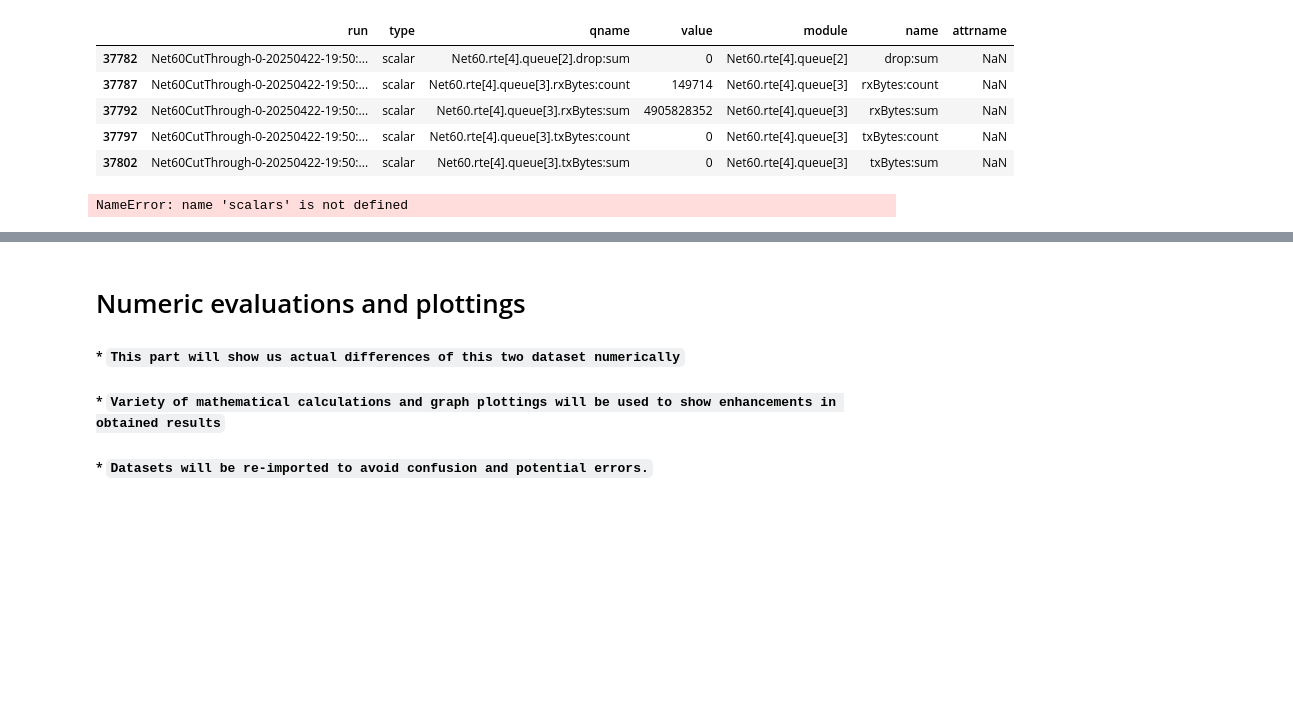
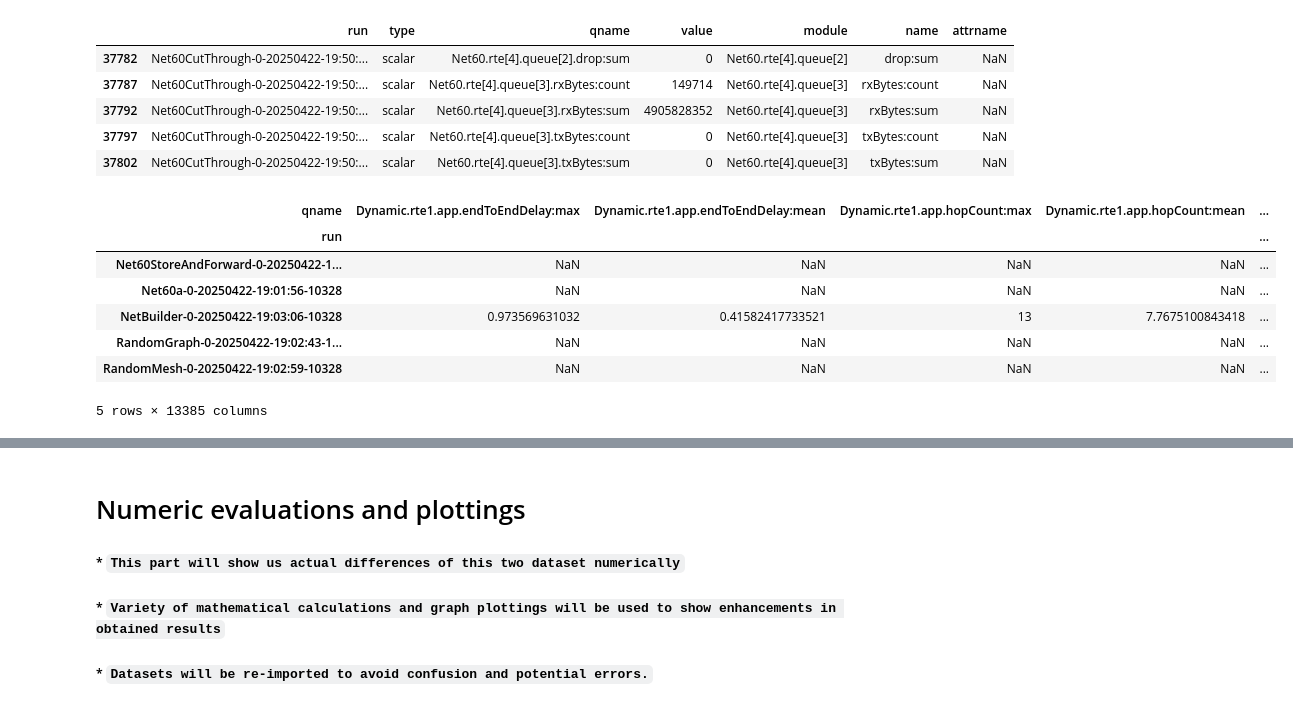
Before and after one commit to denizberkeozsoy/OMNeT-_Routing_project_analysis, a Jupyter notebook: Routing_project_analysis.ipynb, the cells around one changed output, grey strips where cells are left out. Cells and saved outputs as stored; diff of their text form; code cells hidden in the pictures; blank space fills up the shorter version.

```diff
--- a/Routing_project_analysis.ipynb
+++ b/Routing_project_analysis.ipynb
@@ -719,8 +719,19 @@ scalars_RoutingResults_after[['run', 'type', 'qname', 'value', 'module', 'name',
 | 37797 | Net60CutThrough-0-20250422-19:50:... | scalar | Net60.rte[4].queue[3].txBytes:count | 0 | Net60.rte[4].queue[3] | txBytes:count | NaN |
 | 37802 | Net60CutThrough-0-20250422-19:50:... | scalar | Net60.rte[4].queue[3].txBytes:sum | 0 | Net60.rte[4].queue[3] | txBytes:sum | NaN |
 # %%
-scalars_wide = scalars.pivot(index='run', columns='qname', values='value')
-scalars_wide.head()
+scalars_RoutingResults_wide = scalars_RoutingResults.pivot(index='run', columns='qname', values='value')
+scalars_RoutingResults_wide.tail()
+
+# Each run becomes a row.
+# Each qname becomes a column.
+# The value fills in the cells.
 # %% [output]
+| qname | Dynamic.rte1.app.endToEndDelay:max | Dynamic.rte1.app.endToEndDelay:mean | Dynamic.rte1.app.hopCount:max | Dynamic.rte1.app.hopCount:mean | ... |
+| run |  |  |  |  | ... |
+| Net60StoreAndForward-0-20250422-1... | NaN | NaN | NaN | NaN | ... |
+| Net60a-0-20250422-19:01:56-10328 | NaN | NaN | NaN | NaN | ... |
+| NetBuilder-0-20250422-19:03:06-10328 | 0.973569631032 | 0.41582417733521 | 13 | 7.7675100843418 | ... |
+| RandomGraph-0-20250422-19:02:43-1... | NaN | NaN | NaN | NaN | ... |
+| RandomMesh-0-20250422-19:02:59-10328 | NaN | NaN | NaN | NaN | ... |
-NameError: name 'scalars' is not defined
+5 rows × 13385 columns
 # %%
```
Also changed, not shown: parts of 11 cells of this notebook.
